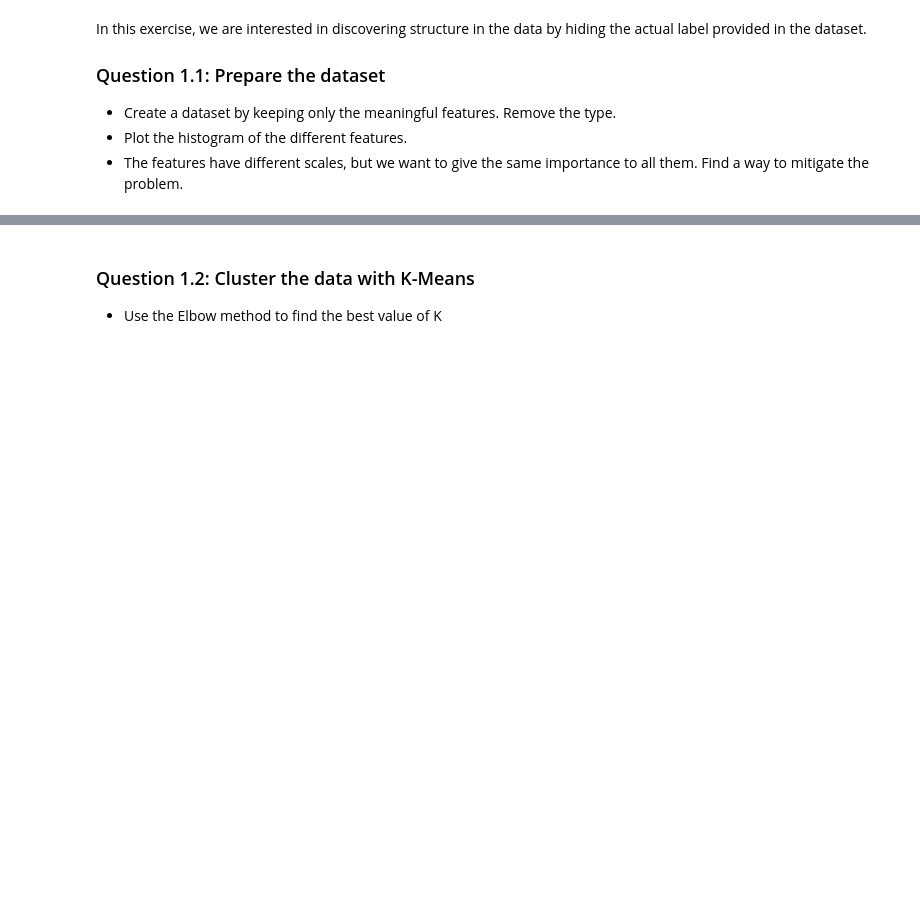
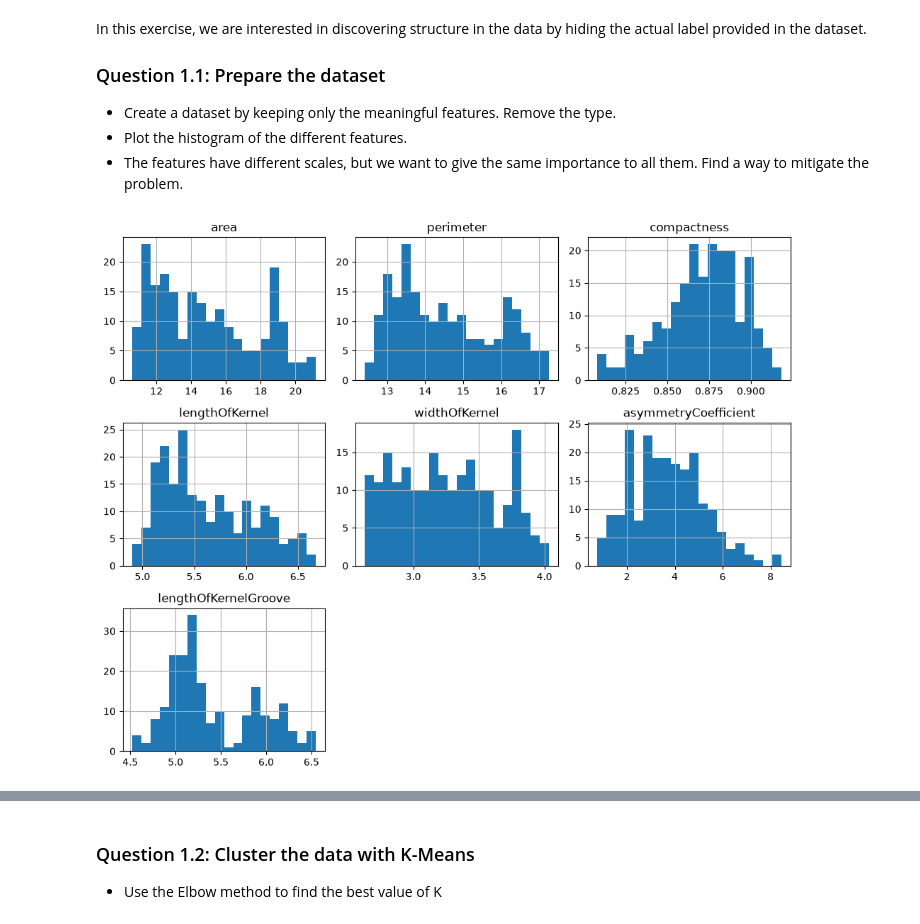
Before and after one commit to dimitripelgrin/ADA2026, a Jupyter notebook: Exercises/08 - Learning from data - Unsupervised learning/Unsupervised_Learning.ipynb, the cells around one changed output, grey strips where cells are left out. Saved outputs shown, nothing was run; the diff lists cells and outputs as text; code cells hidden in the pictures; blank space fills up the shorter version.

```diff
--- a/Exercises/08 - Learning from data - Unsupervised learning/Unsupervised_Learning.ipynb
+++ b/Exercises/08 - Learning from data - Unsupervised learning/Unsupervised_Learning.ipynb
@@ -351,3 +354,12 @@ In this exercise, we are interested in discovering structure in the data by hidi
 - Create a dataset by keeping only the meaningful features. Remove the type.
 - Plot the histogram of the different features.
 - The features have different scales, but we want to give the same importance to all them. Find a way to mitigate the problem.
+# %%
+# Drop the seed type
+X = seeds.drop(columns =["seedType","ID"])
+# %%
+# Built-in function to plot histograms
+X.hist(figsize=(10, 8), bins=20)
+plt.tight_layout()
+# %% [output]
+[figure, added]
```
Also changed, not shown: parts of 18 cells of this notebook, 1 other file.
